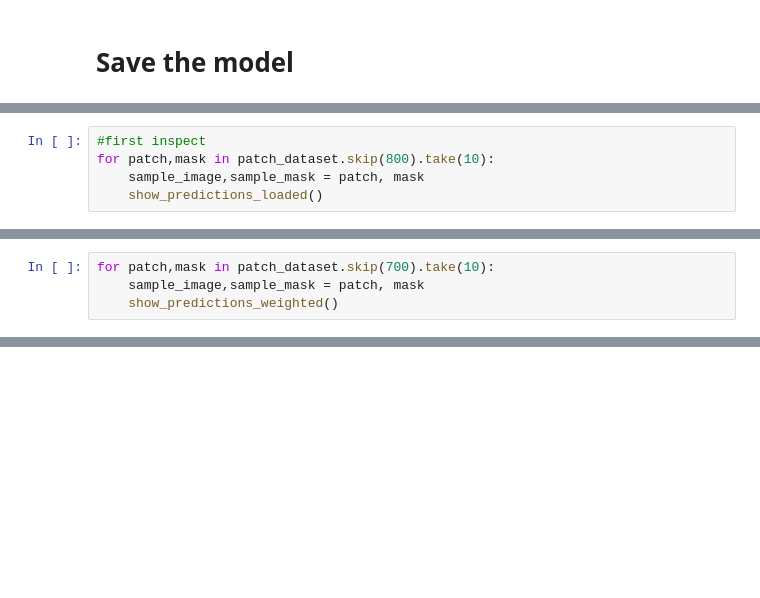
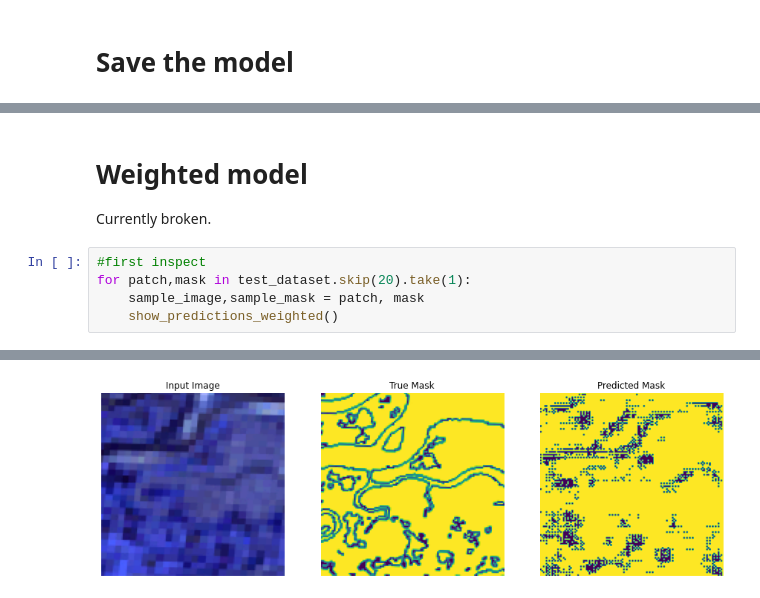
Before and after one commit to colefranks/MarshBoundaries, a Jupyter notebook: MarshBoundaries.ipynb, the cells around one changed output, grey strips where cells are left out. Cells and saved outputs as stored; diff of their text form; blank space fills up the shorter version.

```diff
--- a/MarshBoundaries.ipynb
+++ b/MarshBoundaries.ipynb
@@ -397,5 +440,0 @@ Second idea - transform the image to actually be the right shape first.
-# %%
-#first inspect
-for patch,mask in patch_dataset.skip(800).take(10):
-    sample_image,sample_mask = patch, mask
-    show_predictions_loaded()
@@ -462,4 +440,0 @@ Sample Prediction after epoch 300
-# %%
-for patch,mask in patch_dataset.skip(700).take(10):
-    sample_image,sample_mask = patch, mask
-    show_predictions_weighted()
@@ -480,0 +447,10 @@ INFO:tensorflow:Assets written to: weighted/assets
+# %% [markdown]
+# Weighted model
+
+Currently broken.
+# %%
+#first inspect
+for patch,mask in test_dataset.skip(20).take(1):
+    sample_image,sample_mask = patch, mask
+    show_predictions_weighted()
+# %% [output]
@@ -480,0 +458 @@ INFO:tensorflow:Assets written to: weighted/assets
+[figure, added]
```
Also changed, not shown: parts of 44 cells of this notebook, 20 other files.
